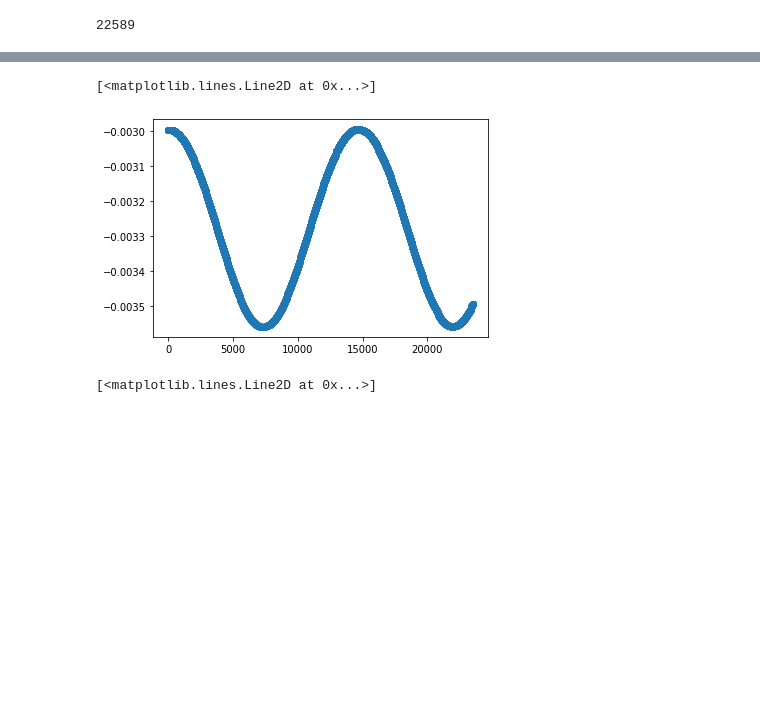
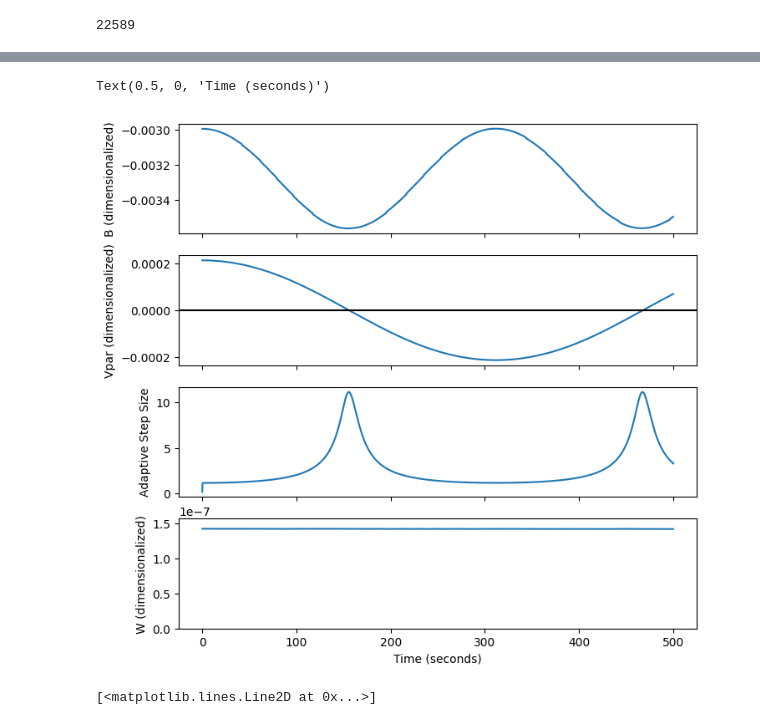
Before and after one commit to ddasilva/disco, a Jupyter notebook: Visualize.ipynb, the cells around one changed output, grey strips where cells are left out. Cells and saved outputs as stored; diff of their text form; code cells hidden in the pictures; blank space fills up the shorter version.

Commit message:
update plots

```diff
--- a/Visualize.ipynb
+++ b/Visualize.ipynb
@@ -57,6 +57,20 @@ df.head()
 # %%
-plt.plot(df['t200'], df['B200'], 'o-')
+t = (df['t200'].values / sf).to(units.s).value
+
+
+fig, axes = plt.subplots(4, 1,sharex=True, figsize=(8, 8), dpi=100)
+axes[0].plot(t, df['B200'], '-')
+axes[0].set_ylabel('B (dimensionalized)')
+axes[1].plot(t, df['vpar200'], '-')
+axes[1].set_ylabel('Vpar (dimensionalized)')
+axes[1].axhline(0, color='k')
+axes[2].plot(t, df['h200'], '-')
+axes[2].set_ylabel('Adaptive Step Size')
+axes[3].plot(t, df['W200'], '-')
+axes[3].set_ylabel('W (dimensionalized)')
+axes[3].set_ylim(0, df['W200'].max() * 1.1)
+axes[3].set_xlabel('Time (seconds)')
 # %% [output]
-[<matplotlib.lines.Line2D at 0x...>]
+Text(0.5, 0, 'Time (seconds)')
-[figure, old version]
+[figure, new version]
 # %%
```
Also changed, not shown: parts of 3 cells of this notebook, 2 other files.
